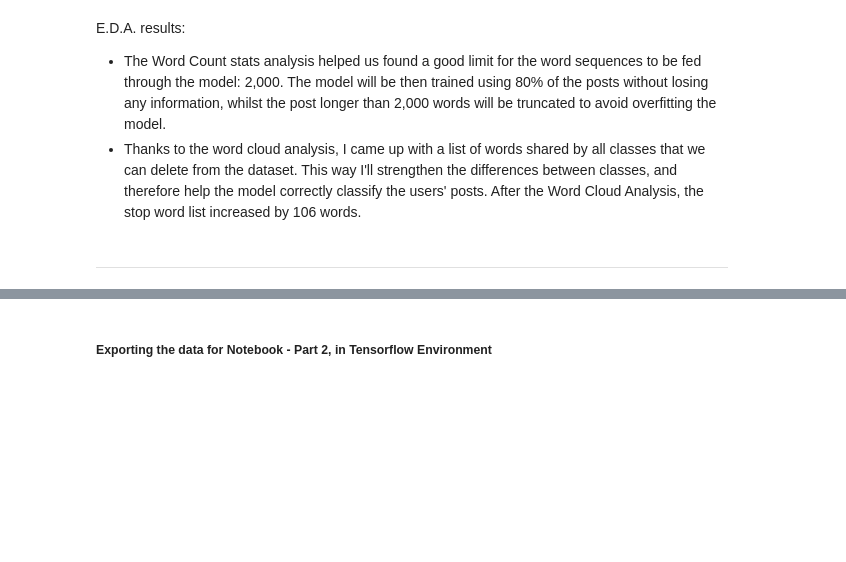
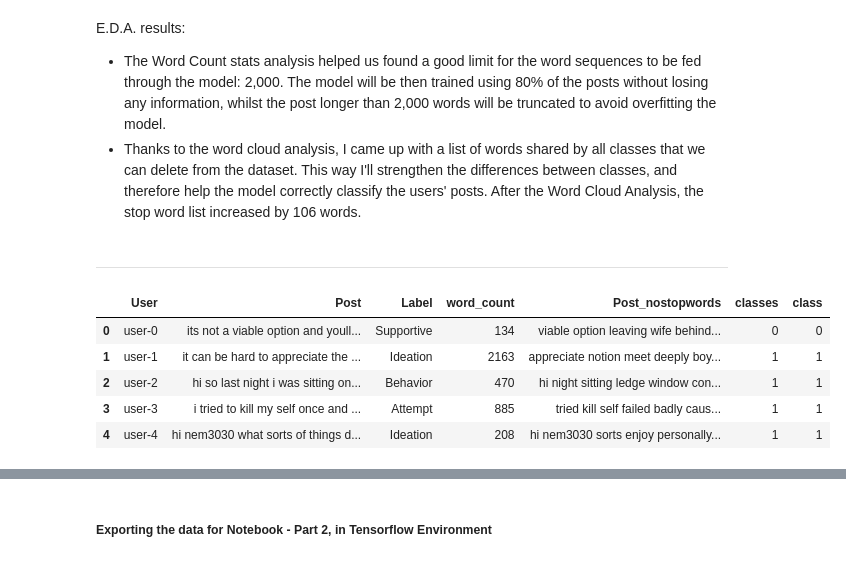
Before and after one commit to SebastianoDenegri/Targeted_Suicide_Intervention, a Jupyter notebook: Reddit_Users_Classification_part_1.ipynb, the cells around one changed output, grey strips where cells are left out. Drawn from its saved outputs; the diff is of its cells as text; code cells hidden in the pictures; blank space fills up the shorter version.

```diff
--- a/Reddit_Users_Classification_part_1.ipynb
+++ b/Reddit_Users_Classification_part_1.ipynb
@@ -737,3 +737,13 @@ E.D.A. results:
 - Thanks to the word cloud analysis, I came up with a list of words shared by all classes that we can delete from the dataset. This way I'll strengthen the differences between classes, and therefore help the model correctly classify the users' posts. After the Word Cloud Analysis, the stop word list increased by 106 words.
 # %% [markdown]
 ---
+# %%
+data['class'] = data['Label'].apply(lambda x: 0 if x in ['Supportive', 'Indicator'] else 1)
+data.head()
+# %% [output]
+|  | User | Post | Label | word_count | Post_nostopwords | classes | class |
+| 0 | user-0 | its not a viable option and youll... | Supportive | 134 | viable option leaving wife behind... | 0 | 0 |
+| 1 | user-1 | it can be hard to appreciate the ... | Ideation | 2163 | appreciate notion meet deeply boy... | 1 | 1 |
+| 2 | user-2 | hi so last night i was sitting on... | Behavior | 470 | hi night sitting ledge window con... | 1 | 1 |
+| 3 | user-3 | i tried to kill my self once and ... | Attempt | 885 | tried kill self failed badly caus... | 1 | 1 |
+| 4 | user-4 | hi nem3030 what sorts of things d... | Ideation | 208 | hi nem3030 sorts enjoy personally... | 1 | 1 |
```
Also changed, not shown: parts of 4 cells of this notebook, 3 other files.
